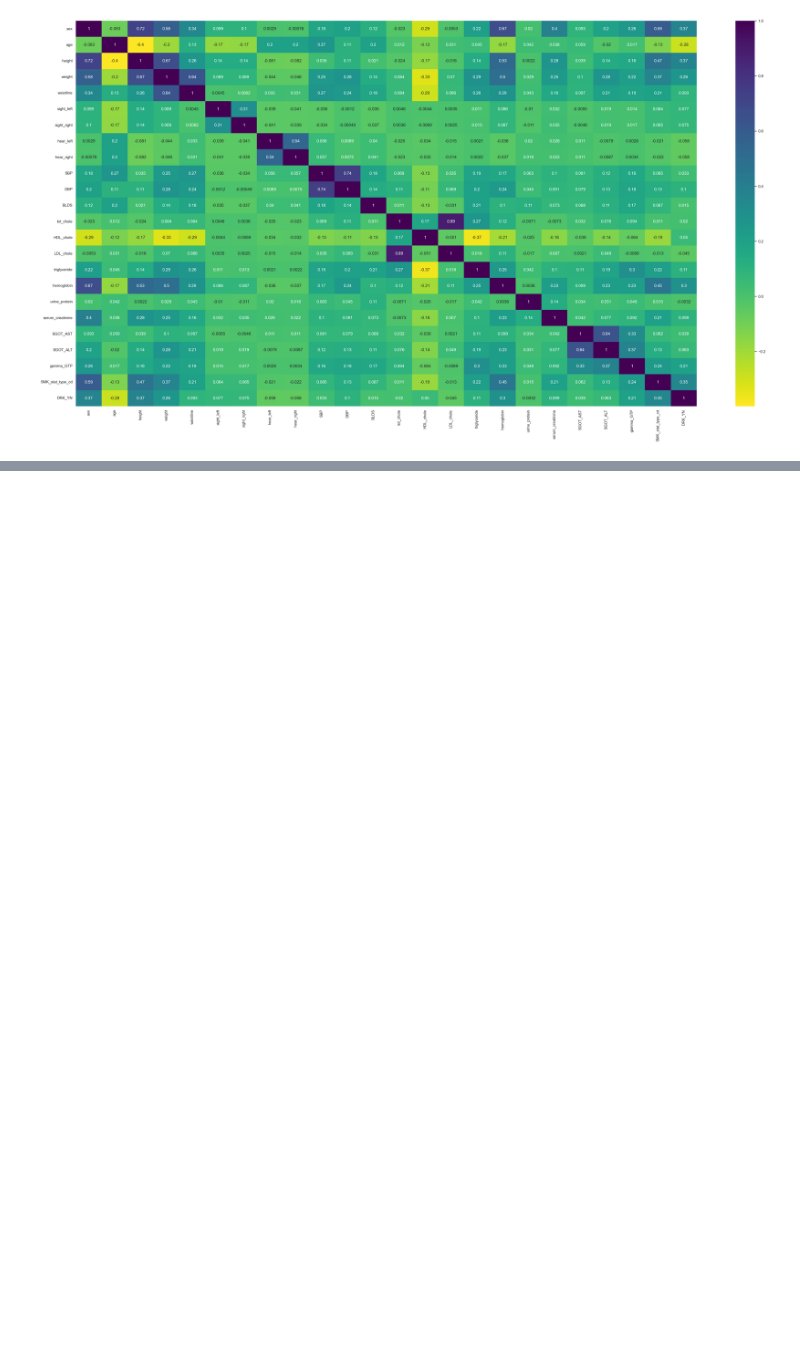
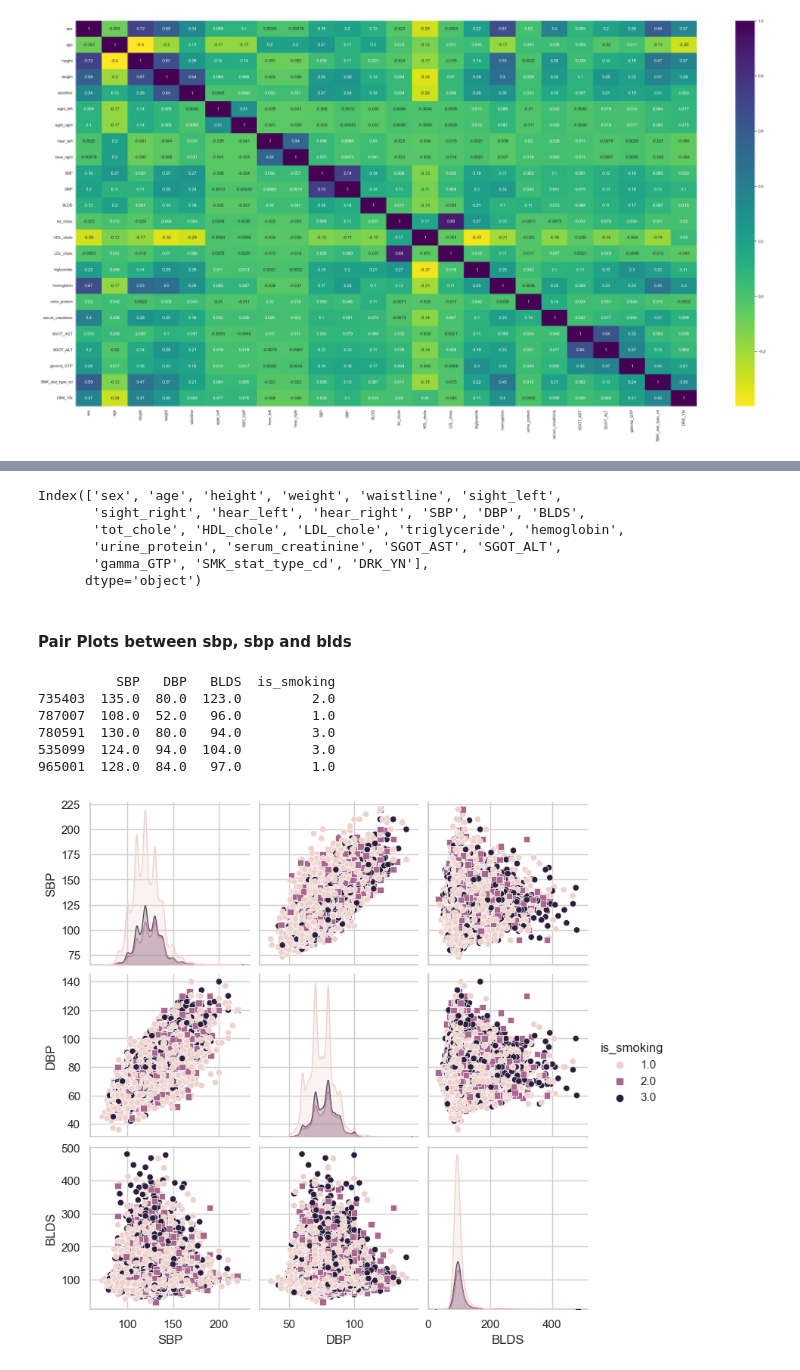
Before and after one commit to shivam6862/Smoke-Drink-Predictor, a Jupyter notebook: Smoke-Drink-Predictor/Shivam kumar (21117119).ipynb, the cells around one changed output, grey strips where cells are left out. Saved outputs shown, nothing was run; the diff lists cells and outputs as text; code cells hidden in the pictures; blank space fills up the shorter version.

```diff
--- a/Smoke-Drink-Predictor/Shivam kumar (21117119).ipynb
+++ b/Smoke-Drink-Predictor/Shivam kumar (21117119).ipynb
@@ -649,0 +681,34 @@ heatmap()
+# %%
+data.columns
+# %% [output]
+Index(['sex', 'age', 'height', 'weight', 'waistline', 'sight_left',
+       'sight_right', 'hear_left', 'hear_right', 'SBP', 'DBP', 'BLDS',
+       'tot_chole', 'HDL_chole', 'LDL_chole', 'triglyceride', 'hemoglobin',
+       'urine_protein', 'serum_creatinine', 'SGOT_AST', 'SGOT_ALT',
+       'gamma_GTP', 'SMK_stat_type_cd', 'DRK_YN'],
+      dtype='object')
+# %%
+def pairplot(data):
+    print(data.head())
+    sns.pairplot(data=data, hue='is_smoking', markers=["o", "s"])
+    plt.show()
+# %% [markdown]
+#### Pair Plots between sbp, sbp and blds
+# %%
+data_changed = {
+    'SBP': data["SBP"], 'DBP': data["DBP"], 'BLDS': data["BLDS"], "is_smoking": data["SMK_stat_type_cd"],
+}
+
+data_changed = pd.DataFrame(data_changed)
+
+random_sample_data = data_changed.sample(n=100000, replace=True)
+
+pairplot(random_sample_data)
+# %% [output]
+          SBP   DBP   BLDS  is_smoking
+735403  135.0  80.0  123.0         2.0
+787007  108.0  52.0   96.0         1.0
+780591  130.0  80.0   94.0         3.0
+535099  124.0  94.0  104.0         3.0
+965001  128.0  84.0   97.0         1.0
+[figure, added]
```
Also changed, not shown: parts of 39 cells of this notebook.
